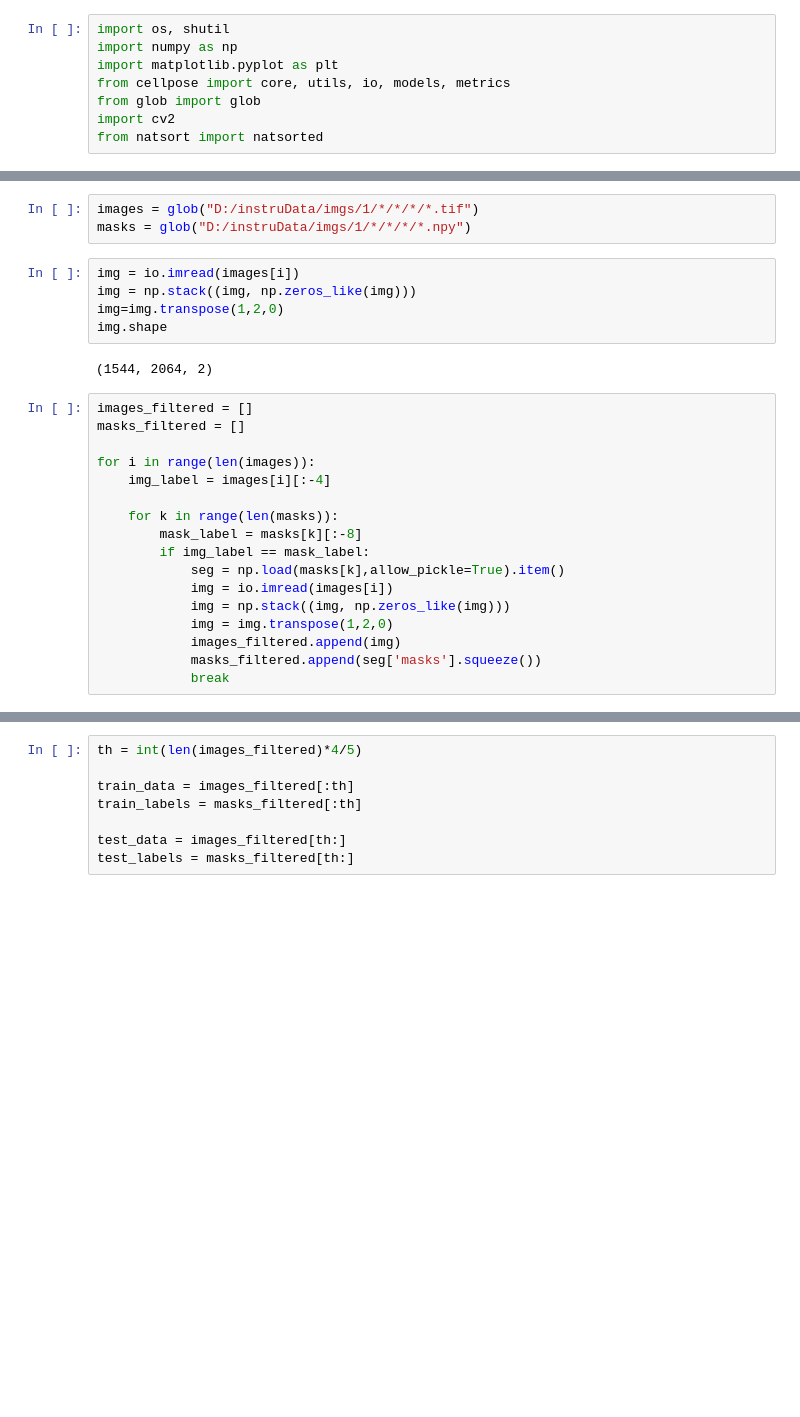
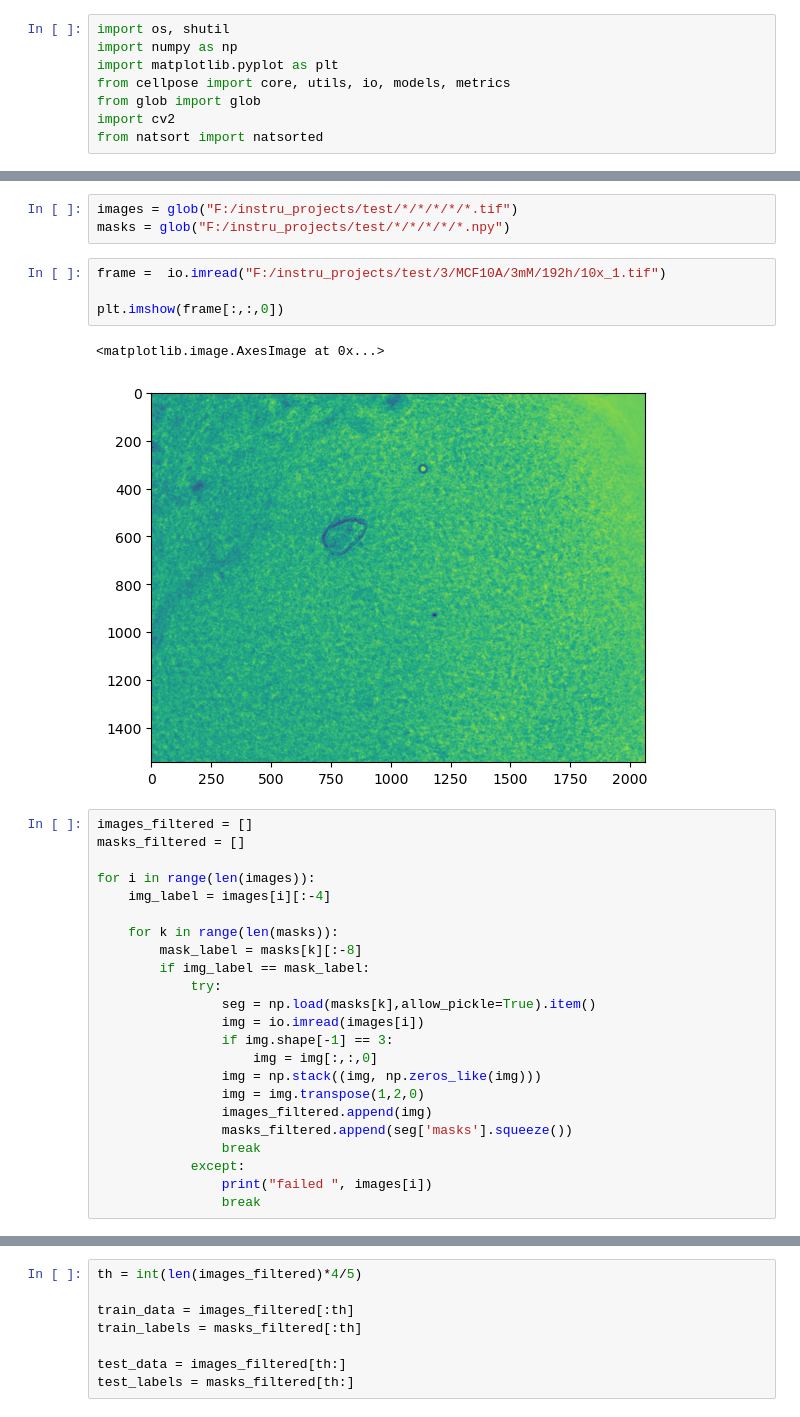
Before and after one commit to ArttuD/InstruProject, a Jupyter notebook: incubationSeries/CellPose.ipynb, the cells around one changed output, grey strips where cells are left out. Cells and saved outputs as stored; diff of their text form; blank space fills up the shorter version.

```diff
--- a/incubationSeries/CellPose.ipynb
+++ b/incubationSeries/CellPose.ipynb
@@ -35,15 +35,15 @@ Tue Dec 19 08:26:20 2023
 +-----------------------------------------------------------------------------+
 >>> GPU activated? NO
 # %%
-images = glob("D:/instruData/imgs/1/*/*/*/*.tif")
-masks = glob("D:/instruData/imgs/1/*/*/*/*.npy")
+images = glob("F:/instru_projects/test/*/*/*/*/*.tif")
+masks = glob("F:/instru_projects/test/*/*/*/*/*.npy")
-# %%
-img = io.imread(images[i])
-img = np.stack((img, np.zeros_like(img)))
-img=img.transpose(1,2,0)
-img.shape
-# %% [output]
-(1544, 2064, 2)
+# %%
+frame =  io.imread("F:/instru_projects/test/3/MCF10A/3mM/192h/10x_1.tif")
+
+plt.imshow(frame[:,:,0])
+# %% [output]
+<matplotlib.image.AxesImage at 0x...>
+[figure, added]
 # %%
 images_filtered = []
 masks_filtered = []
@@ -54,11 +54,17 @@ for i in range(len(images)):
     for k in range(len(masks)):
         mask_label = masks[k][:-8]
         if img_label == mask_label:
-            seg = np.load(masks[k],allow_pickle=True).item()
-            img = io.imread(images[i])
-            img = np.stack((img, np.zeros_like(img)))
-            img = img.transpose(1,2,0)
-            images_filtered.append(img)
-            masks_filtered.append(seg['masks'].squeeze())
-            break
+            try:
+                seg = np.load(masks[k],allow_pickle=True).item()
+                img = io.imread(images[i])
+                if img.shape[-1] == 3:
+                    img = img[:,:,0]
+                img = np.stack((img, np.zeros_like(img)))
+                img = img.transpose(1,2,0)
+                images_filtered.append(img)
+                masks_filtered.append(seg['masks'].squeeze())
+                break
+            except:
+                print("failed ", images[i])
+                break
 # %%
```
Also changed, not shown: parts of 11 cells of this notebook.
